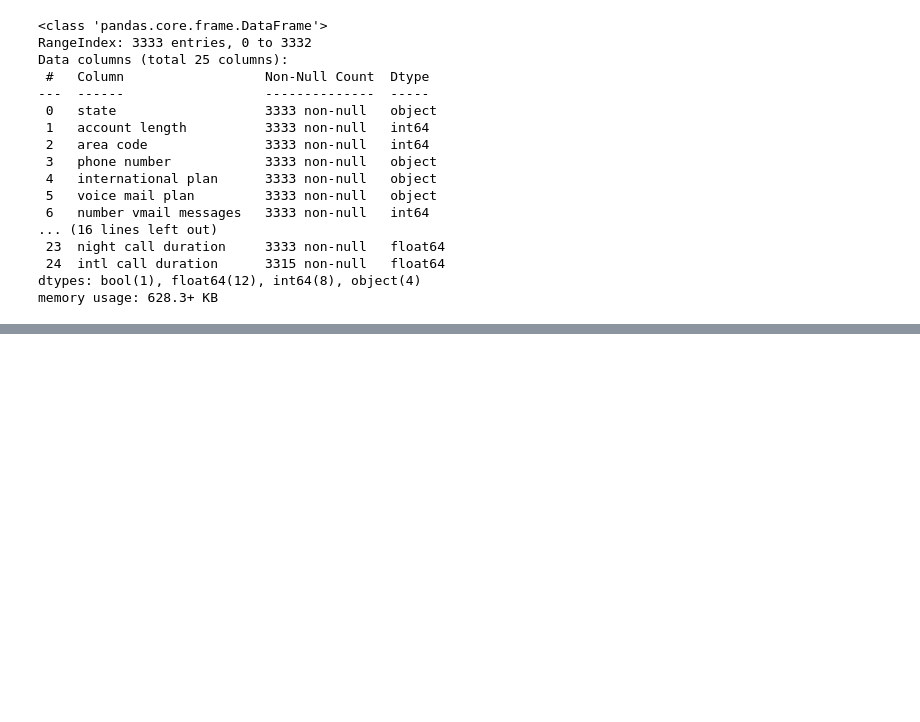
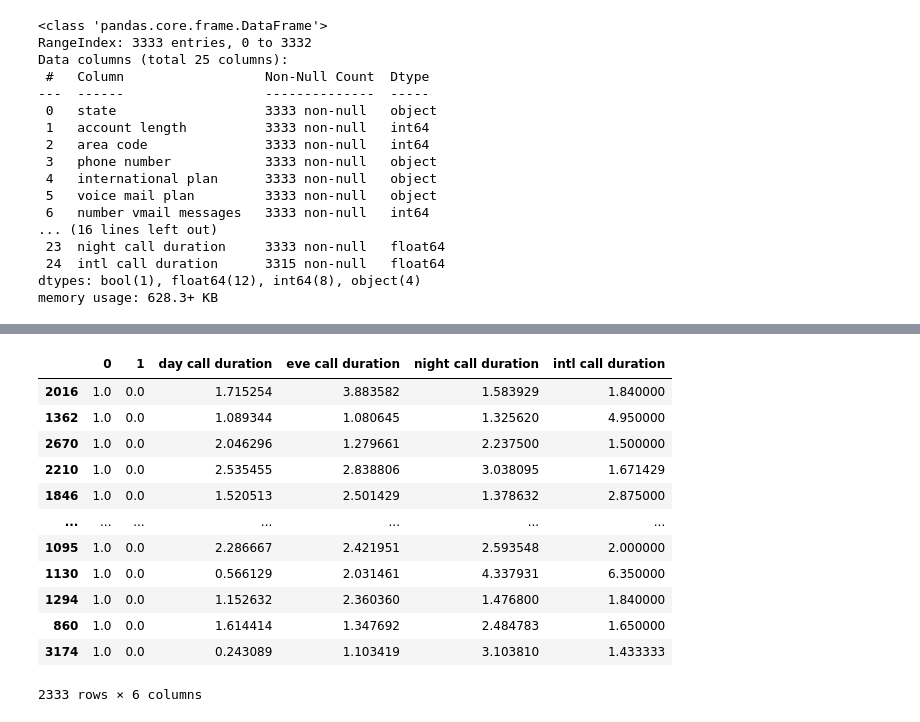
Before and after one commit to KIDALIH/Phase_three_project, a Jupyter notebook: index.ipynb, the cells around one changed output, grey strips where cells are left out. Saved outputs shown, nothing was run; the diff lists cells and outputs as text; code cells hidden in the pictures; blank space fills up the shorter version.

```diff
--- a/index.ipynb
+++ b/index.ipynb
@@ -65,0 +129,4 @@ memory usage: 628.3+ KB
+# %%
+X_train_fill_na= X_train.copy()
+X_train_fill_na.fillna({'eve call duration':0,'intl call duration':0},inplace=True)
+X_train_fill_na.isna().sum()
@@ -65,0 +140,4 @@ memory usage: 628.3+ KB
+# %%
+categorical=['international plan']
+X_train_categorical= X_train_fill_na[categorical].copy()
+X_train_categorical
@@ -65,0 +158,5 @@ memory usage: 628.3+ KB
+# %%
+ohe=OneHotEncoder(handle_unknown='ignore',sparse=False)
+ohe.fit(X_train_categorical)
+X_train_ohe=pd.DataFrame(ohe.transform(X_train_categorical),index=X_train_categorical.index,)
+X_train_ohe
@@ -65,0 +177,3 @@ memory usage: 628.3+ KB
+# %%
+X_train_noncategorical = X_train_fill_na.select_dtypes(exclude=['object']).copy()
+X_train_noncategorical
@@ -65,0 +194,17 @@ memory usage: 628.3+ KB
+# %%
+X_train_full=pd.concat([X_train_ohe,X_train_noncategorical],axis=1)
+X_train_full
+# %% [output]
+|  | 0 | 1 | day call duration | eve call duration | night call duration | intl call duration |
+| 2016 | 1.0 | 0.0 | 1.715254 | 3.883582 | 1.583929 | 1.840000 |
+| 1362 | 1.0 | 0.0 | 1.089344 | 1.080645 | 1.325620 | 4.950000 |
+| 2670 | 1.0 | 0.0 | 2.046296 | 1.279661 | 2.237500 | 1.500000 |
+| 2210 | 1.0 | 0.0 | 2.535455 | 2.838806 | 3.038095 | 1.671429 |
+| 1846 | 1.0 | 0.0 | 1.520513 | 2.501429 | 1.378632 | 2.875000 |
+| ... | ... | ... | ... | ... | ... | ... |
+| 1095 | 1.0 | 0.0 | 2.286667 | 2.421951 | 2.593548 | 2.000000 |
+| 1130 | 1.0 | 0.0 | 0.566129 | 2.031461 | 4.337931 | 6.350000 |
+| 1294 | 1.0 | 0.0 | 1.152632 | 2.360360 | 1.476800 | 1.840000 |
+| 860 | 1.0 | 0.0 | 1.614414 | 1.347692 | 2.484783 | 1.650000 |
+| 3174 | 1.0 | 0.0 | 0.243089 | 1.103419 | 3.103810 | 1.433333 |
+2333 rows × 6 columns
```
Also changed, not shown: parts of 26 cells of this notebook.
